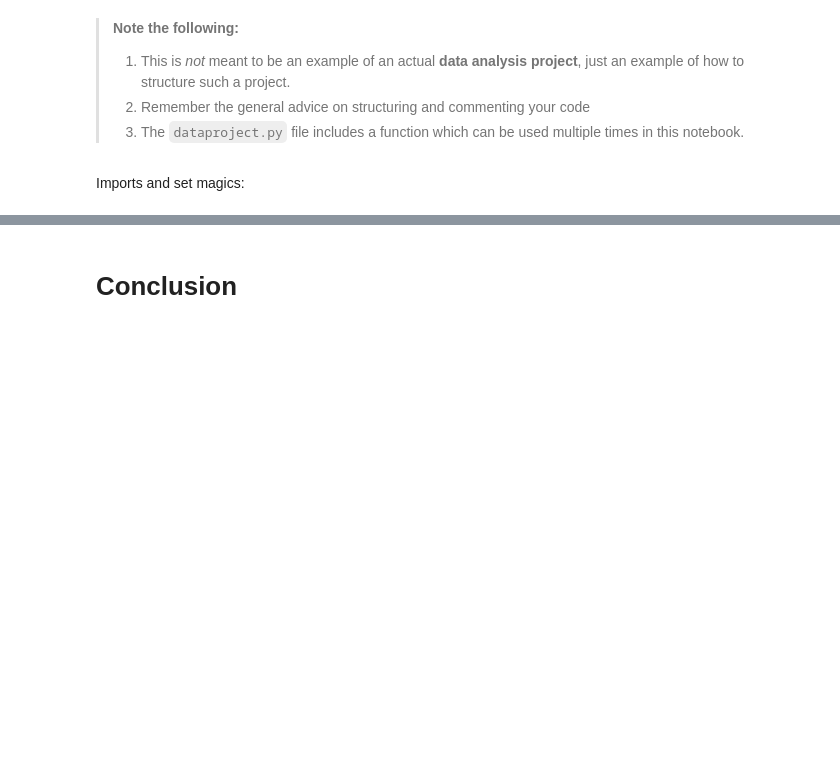
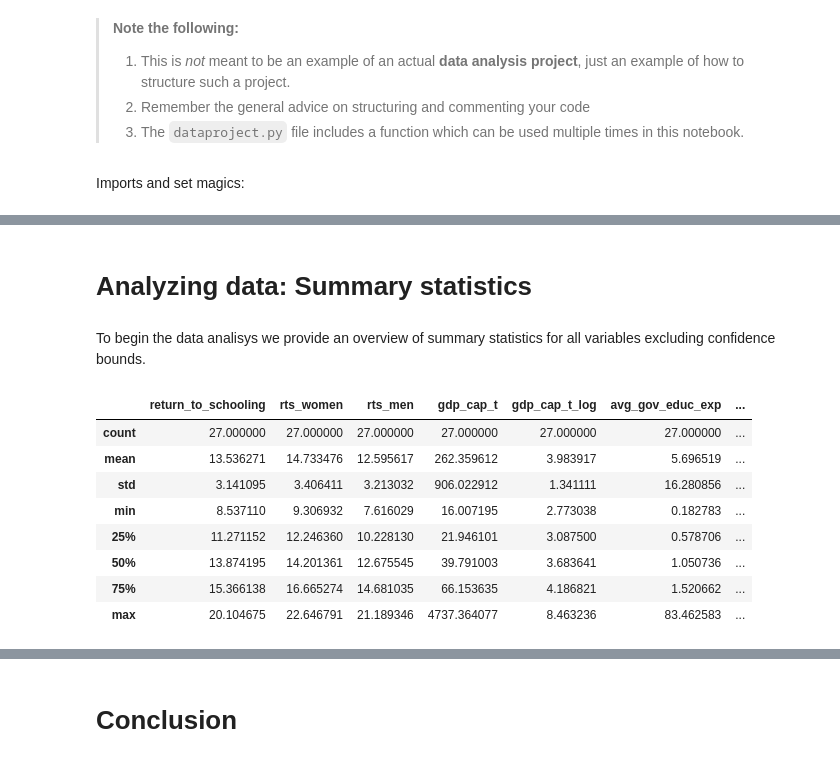
Before and after one commit to NumEconCopenhagen/projects-2024-flation, a Jupyter notebook: dataproject/dataproject.ipynb, the cells around one changed output, grey strips where cells are left out. Cells and saved outputs as stored; diff of their text form; code cells hidden in the pictures; blank space fills up the shorter version.

```diff
--- a/dataproject/dataproject.ipynb
+++ b/dataproject/dataproject.ipynb
@@ -188,0 +153,16 @@ MAKE FURTHER ANALYSIS. EXPLAIN THE CODE BRIEFLY AND SUMMARIZE THE RESULTS.
+# %% [markdown]
+# Analyzing data: Summary statistics
+# %% [markdown]
+To begin the data analisys we provide an overview of summary statistics for all variables excluding confidence bounds.
+# %%
+gexp_rts_eu.loc[:,['return_to_schooling','rts_women','rts_men','gdp_cap_t','gdp_cap_t_log','avg_gov_educ_exp','avg_gov_educ_exp_log']].describe()
+# %% [output]
+|  | return_to_schooling | rts_women | rts_men | gdp_cap_t | gdp_cap_t_log | avg_gov_educ_exp | ... |
+| count | 27.000000 | 27.000000 | 27.000000 | 27.000000 | 27.000000 | 27.000000 | ... |
+| mean | 13.536271 | 14.733476 | 12.595617 | 262.359612 | 3.983917 | 5.696519 | ... |
+| std | 3.141095 | 3.406411 | 3.213032 | 906.022912 | 1.341111 | 16.280856 | ... |
+| min | 8.537110 | 9.306932 | 7.616029 | 16.007195 | 2.773038 | 0.182783 | ... |
+| 25% | 11.271152 | 12.246360 | 10.228130 | 21.946101 | 3.087500 | 0.578706 | ... |
+| 50% | 13.874195 | 14.201361 | 12.675545 | 39.791003 | 3.683641 | 1.050736 | ... |
+| 75% | 15.366138 | 16.665274 | 14.681035 | 66.153635 | 4.186821 | 1.520662 | ... |
+| max | 20.104675 | 22.646791 | 21.189346 | 4737.364077 | 8.463236 | 83.462583 | ... |
```
Also changed, not shown: parts of 49 cells of this notebook, 1 other file.
